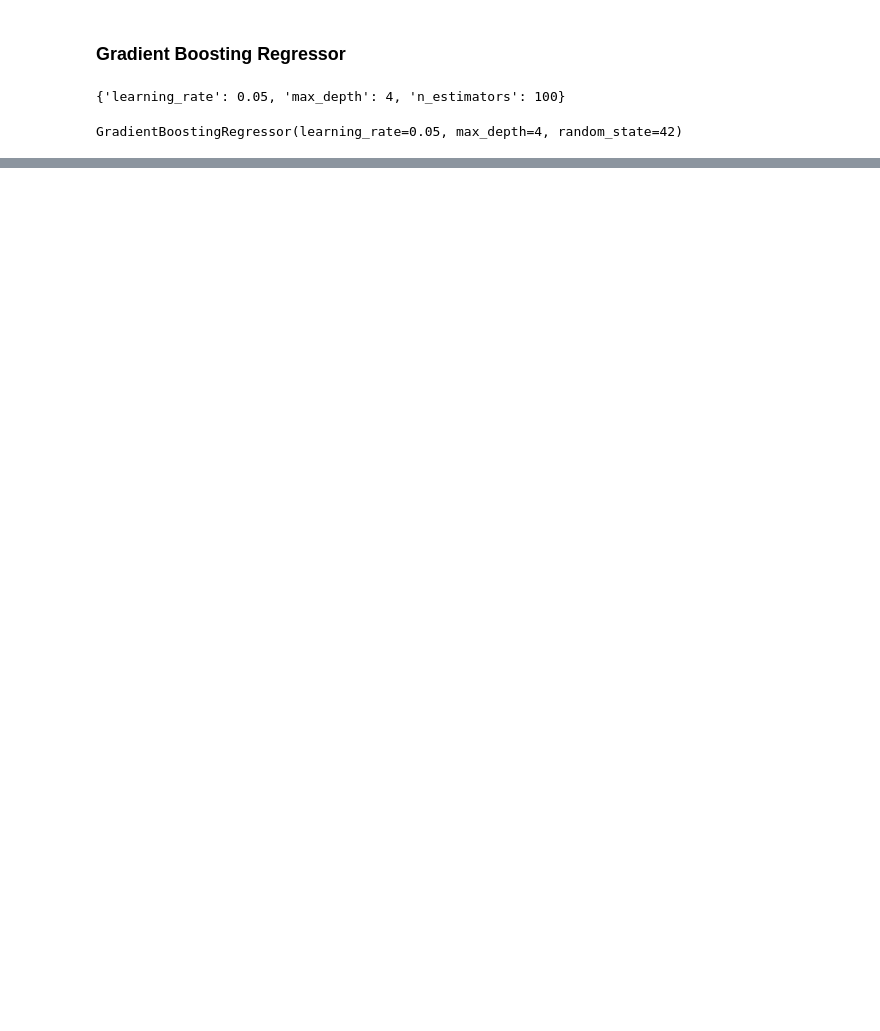
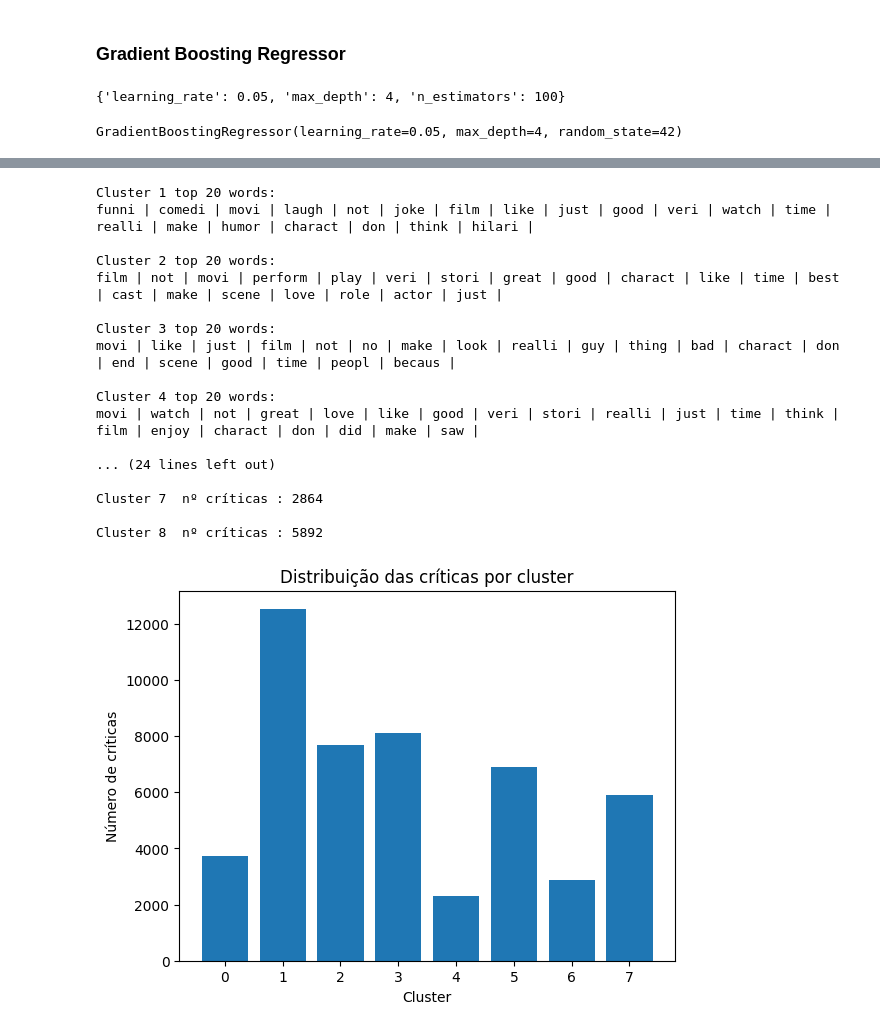
Before and after one commit to TeeVee304/A48630A51038A51811TP2, a Jupyter notebook: main.ipynb, the cells around one changed output, grey strips where cells are left out. Cells and saved outputs as stored; diff of their text form; code cells hidden in the pictures; blank space fills up the shorter version.

```diff
--- a/main.ipynb
+++ b/main.ipynb
@@ -499,0 +578,22 @@ Matriz de confusão :
+# %%
+cluster_top_words(tfidfVector,km8clusters,20)
+cluster_hist(km8cLabels)
+# %% [output]
+Cluster 1 top 20 words:
+funni | comedi | movi | laugh | not | joke | film | like | just | good | veri | watch | time | realli | make | humor | charact | don | think | hilari |
+
+Cluster 2 top 20 words:
+film | not | movi | perform | play | veri | stori | great | good | charact | like | time | best | cast | make | scene | love | role | actor | just |
+
+Cluster 3 top 20 words:
+movi | like | just | film | not | no | make | look | realli | guy | thing | bad | charact | don | end | scene | good | time | peopl | becaus |
+
+Cluster 4 top 20 words:
+movi | watch | not | great | love | like | good | veri | stori | realli | just | time | think | film | enjoy | charact | don | did | make | saw |
+
+... (24 lines left out)
+
+Cluster 7  nº críticas : 2864
+
+Cluster 8  nº críticas : 5892
+[figure, added]
```
Also changed, not shown: parts of 21 cells of this notebook.
